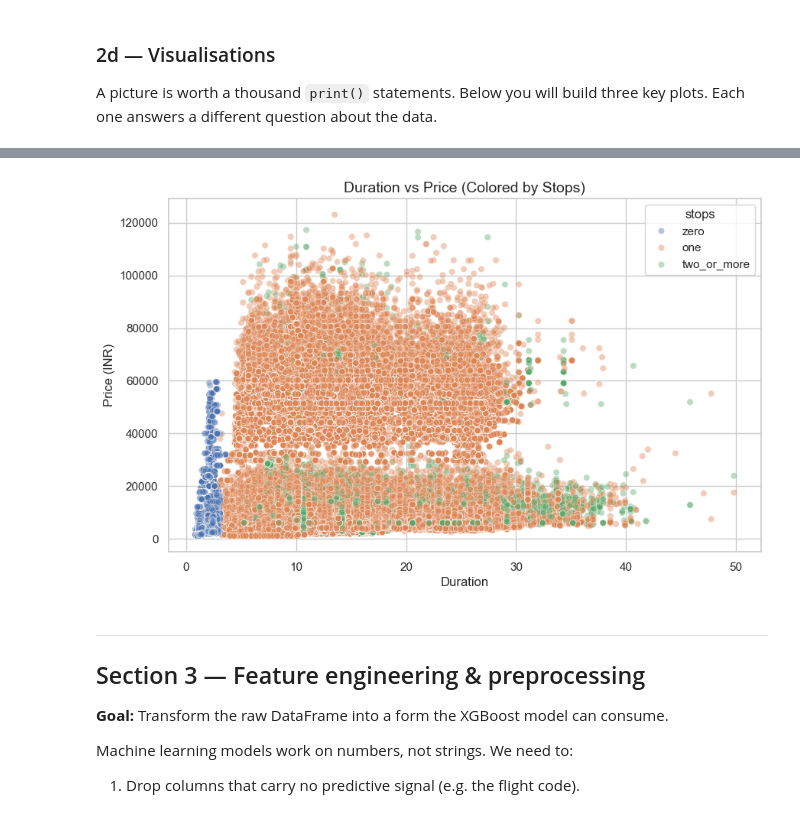
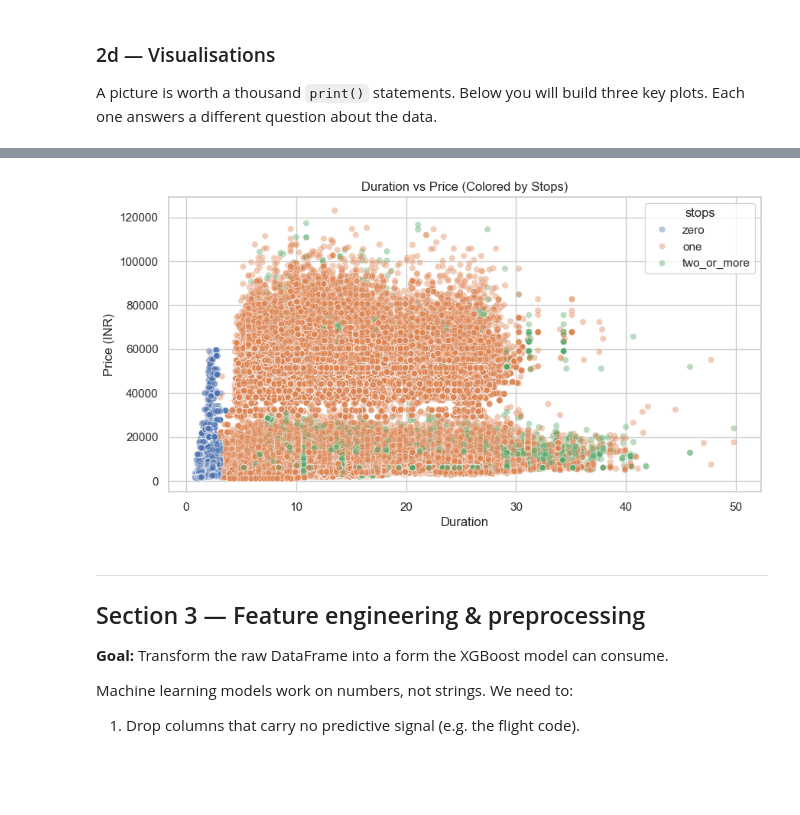
Before and after one commit to TAMU-Aggie-Data-Science-Club/fall2026-american-airlines, a Jupyter notebook: deliverable1/flight_price_prediction.ipynb, the cells around one changed output, grey strips where cells are left out. Cells and saved outputs as stored; diff of their text form; code cells hidden in the pictures; blank space fills up the shorter version.

```diff
--- a/deliverable1/flight_price_prediction.ipynb
+++ b/deliverable1/flight_price_prediction.ipynb
@@ -133,10 +133,10 @@ All imports successful!
 # %%
 # TODO: Load Clean_Dataset.csv into a DataFrame called `df`.
 # The file lives at deliverable1/data/Clean_Dataset.csv relative to the repo root.
-df = pd.read_csv('C:/Users/gadda/fall2026-american-airlines/deliverable1/data/Clean_Dataset.csv')  # replace None with the correct pd.read_csv() call
+df = pd.read_csv('deliverable1/data/Clean_Dataset.csv', index_col=0)
 
 # TODO: Print the shape of the DataFrame (rows, columns) so we know how much data we have.
-df.shape
+print(df.shape)
 
 # TODO: Display the first 5 rows using .head() so we can eyeball the columns.
 df.head()
@@ -228,5 +233,6 @@ dtype: int64
 # TODO: Drop any rows that contain null values using df.dropna().
 # Assign the result back to df.
 # After dropping, print the new shape to confirm how many rows (if any) were removed.
-print("no rows removed")
+df = df.dropna()
+print(df.shape)
 # %% [output]
@@ -412,26 +397,19 @@ plt.show()
 # %%
 # TODO: Create a scatter plot of Duration (x-axis) vs Price (y-axis),
 # with points coloured by the Stops column.
 #
 # This helps us see whether longer flights tend to be more expensive,
 # and whether the number of stops explains price beyond duration alone.
 #
 # Hint: sns.scatterplot(data=df, x='Duration', y='Price', hue='Stops', alpha=0.4)
 #       alpha < 1 makes points semi-transparent so overlapping points are visible.
-plt.figure(figsize=(10, 6))
-
-# Create a scatter plot of Duration vs Price, colored by Stops
 sns.scatterplot(data=df, x='duration', y='price', hue='stops', alpha=0.4)
-
-# Add titles and labels
-plt.title('Duration vs Price (Colored by Stops)', fontsize=14)
-plt.xlabel('Duration', fontsize=12)
-plt.ylabel('Price (INR)', fontsize=12)
-
-# Display the plot
+plt.title('Duration vs Price (Colored by Stops)')
+plt.xlabel('Duration')
+plt.ylabel('Price (INR)')
 plt.show()
 # %% [output]
-[figure, old version]
+[figure, new version]
 # %% [markdown]
 ---
 ## Section 3 — Feature engineering & preprocessing
```
Also changed, not shown: parts of 22 cells of this notebook.
